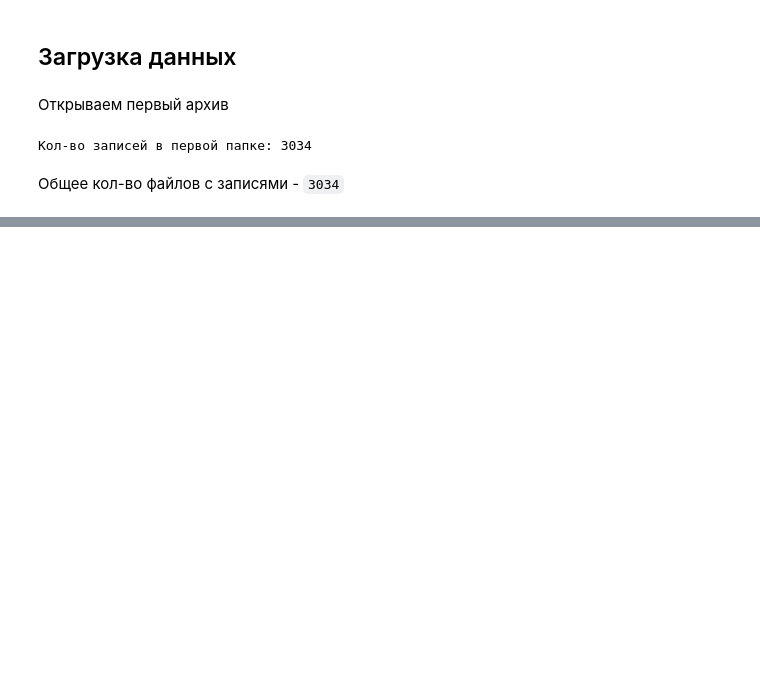
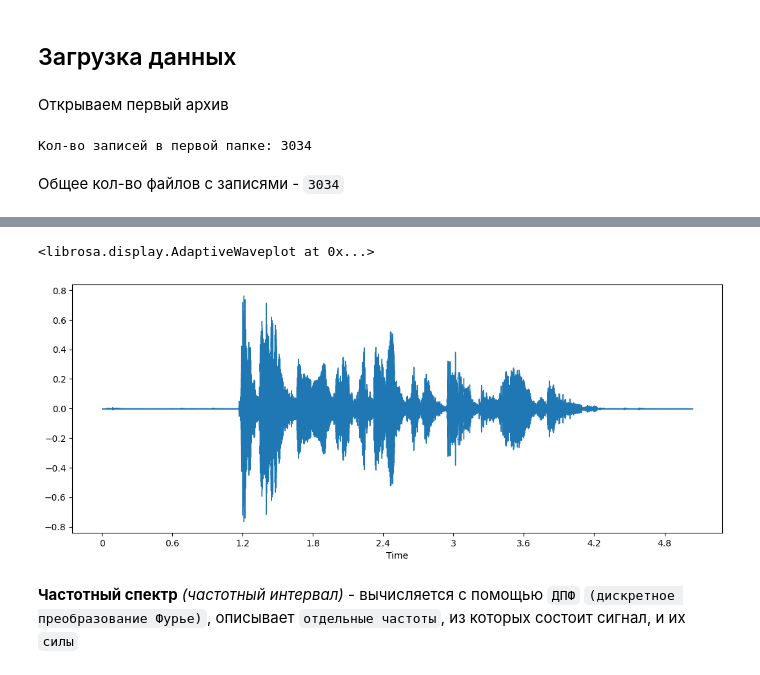
Before and after one commit to Rainfue/Speech-synthesis, a Jupyter notebook: Module1/Module1.ipynb, the cells around one changed output, grey strips where cells are left out. Drawn from its saved outputs; the diff is of its cells as text; code cells hidden in the pictures; blank space fills up the shorter version.

```diff
--- a/Module1/Module1.ipynb
+++ b/Module1/Module1.ipynb
@@ -44,0 +156,8 @@ print(f'Кол-во записей в первой папке: {len(os.listdir(c
+# %%
+plt.figure(figsize=(13,5))
+librosa.display.waveshow(array, sr=sampling_rate)
+# %% [output]
+<librosa.display.AdaptiveWaveplot at 0x...>
+[figure, added]
+# %% [markdown]
+**Частотный спектр** *(частотный интервал)* - вычисляется с помощью `ДПФ` `(дискретное преобразование Фурье)`, описывает `отдельные частоты`, из которых состоит сигнал, и их `силы`
```
Also changed, not shown: parts of 42 cells of this notebook.
